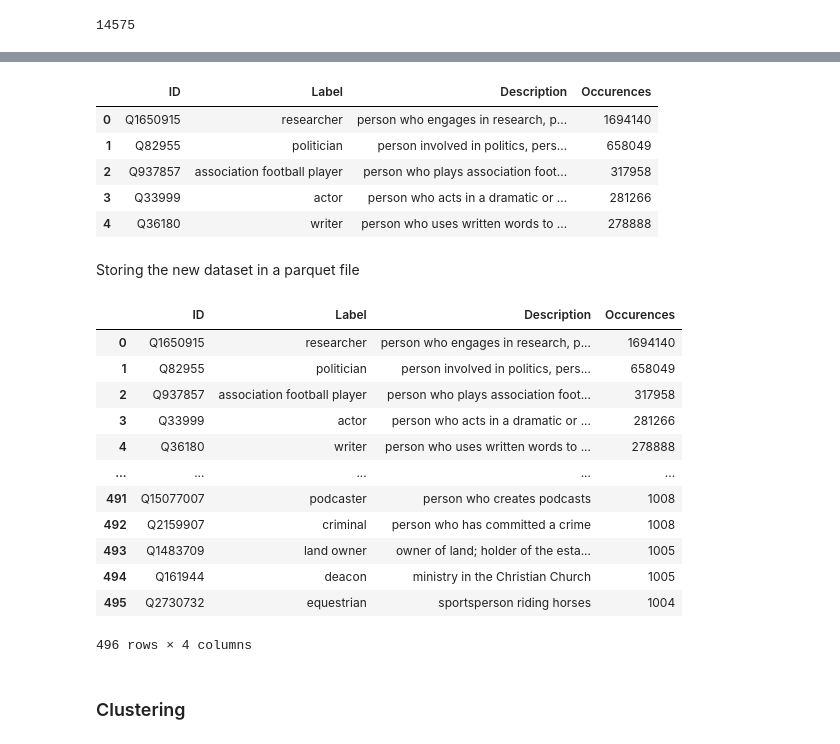
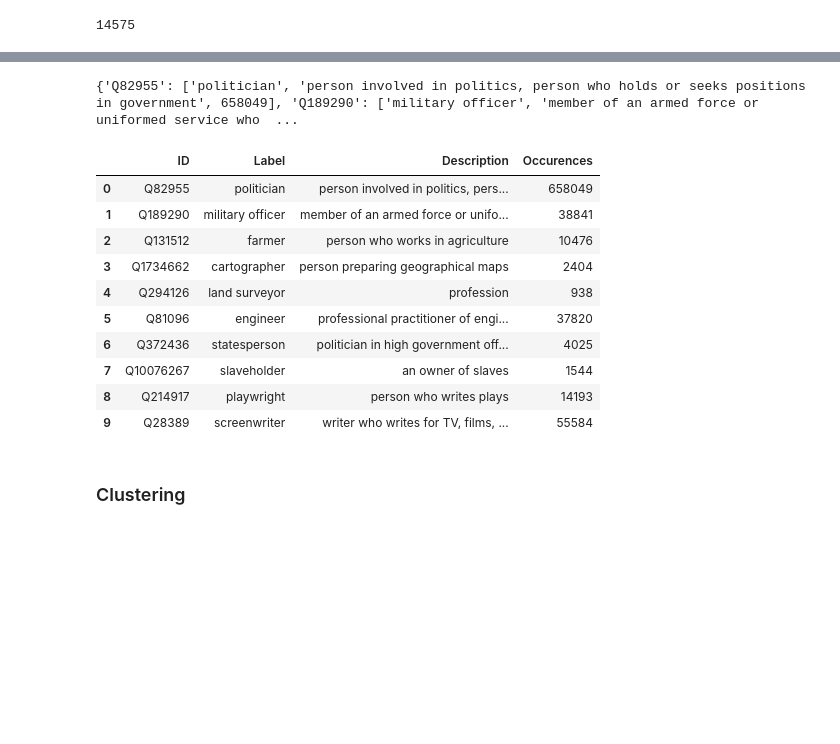
Before and after one commit to epfl-ada/ada-2021-project-abracadabra, a Jupyter notebook: Milestone 2.ipynb, the cells around one changed output, grey strips where cells are left out. Drawn from its saved outputs; the diff is of its cells as text; code cells hidden in the pictures; blank space fills up the shorter version.

```diff
--- a/Milestone 2.ipynb
+++ b/Milestone 2.ipynb
@@ -557,5 +523,0 @@ dfdict
-# %%
-dict_label_desc={}
-for i in dfdict:
-    dict_label_desc[i]=[dfdict[i]['Label'],dfdict[i]['Description'],occurence[i]]
-print(dict_label_desc)
@@ -593,0 +534,4 @@ topOccupation
+# %%
+#Dropping the nan value in the dataset
+lab_desc = label_description.reset_index().dropna()
+lab_desc.head()
@@ -594,13 +545,27 @@ topOccupation
+# %%
+#Adding the occurences
+dico = {}
+for i in occurence:
+    if i in lab_desc['QID'].values:
+        dico[i]= [lab_desc[lab_desc['QID']==i]['Label'].values.item(),lab_desc[lab_desc['QID']==i]['Description'].values.item(),occurence[i]]
+print(dico)
+# %% [output]
+{'Q82955': ['politician', 'person involved in politics, person who holds or seeks positions in government', 658049], 'Q189290': ['military officer', 'member of an armed force or uniformed service who  ...
 # %%
-df_occu = pd.DataFrame(topOccupation.items(), columns=['ID', 'Label'])
-df_occu[['Label','Description','Occurences']] = pd.DataFrame(df_occu.Label.tolist(), index= df_occu.index)
-df_occu.head()
+#Creating the dataframe with id, label,description and the number of occurences
+df_LD = pd.DataFrame(dico.items(), columns=['ID', 'Label'])
+df_LD[['Label','Description','Occurences']] = pd.DataFrame(df_LD.Label.tolist(), index= df_LD.index)
+df_LD.sort_values(by=['Occurences'],ascending=False)
+df_LD.head(10)
 # %% [output]
 |  | ID | Label | Description | Occurences |
-| 0 | Q1650915 | researcher | person who engages in research, p... | 1694140 |
-| 1 | Q82955 | politician | person involved in politics, pers... | 658049 |
-| 2 | Q937857 | association football player | person who plays association foot... | 317958 |
-| 3 | Q33999 | actor | person who acts in a dramatic or ... | 281266 |
-| 4 | Q36180 | writer | person who uses written words to ... | 278888 |
+| 0 | Q82955 | politician | person involved in politics, pers... | 658049 |
+| 1 | Q189290 | military officer | member of an armed force or unifo... | 38841 |
+| 2 | Q131512 | farmer | person who works in agriculture | 10476 |
+| 3 | Q1734662 | cartographer | person preparing geographical maps | 2404 |
+| 4 | Q294126 | land surveyor | profession | 938 |
+| 5 | Q81096 | engineer | professional practitioner of engi... | 37820 |
+| 6 | Q372436 | statesperson | politician in high government off... | 4025 |
+| 7 | Q10076267 | slaveholder | an owner of slaves | 1544 |
+| 8 | Q214917 | playwright | person who writes plays | 14193 |
+| 9 | Q28389 | screenwriter | writer who writes for TV, films, ... | 55584 |
-# %% [markdown]
-Storing the new dataset in a parquet file
@@ -609,17 +571,0 @@ df_occu.to_parquet('data/Id_Work.parquet')
-# %%
-df = pd.read_parquet('data/Id_Work.parquet')
-df
-# %% [output]
-|  | ID | Label | Description | Occurences |
-| 0 | Q1650915 | researcher | person who engages in research, p... | 1694140 |
-| 1 | Q82955 | politician | person involved in politics, pers... | 658049 |
-| 2 | Q937857 | association football player | person who plays association foot... | 317958 |
-| 3 | Q33999 | actor | person who acts in a dramatic or ... | 281266 |
-| 4 | Q36180 | writer | person who uses written words to ... | 278888 |
-| ... | ... | ... | ... | ... |
-| 491 | Q15077007 | podcaster | person who creates podcasts | 1008 |
-| 492 | Q2159907 | criminal | person who has committed a crime | 1008 |
-| 493 | Q1483709 | land owner | owner of land; holder of the esta... | 1005 |
-| 494 | Q161944 | deacon | ministry in the Christian Church | 1005 |
-| 495 | Q2730732 | equestrian | sportsperson riding horses | 1004 |
-496 rows × 4 columns
```
Also changed, not shown: parts of 40 cells of this notebook.
